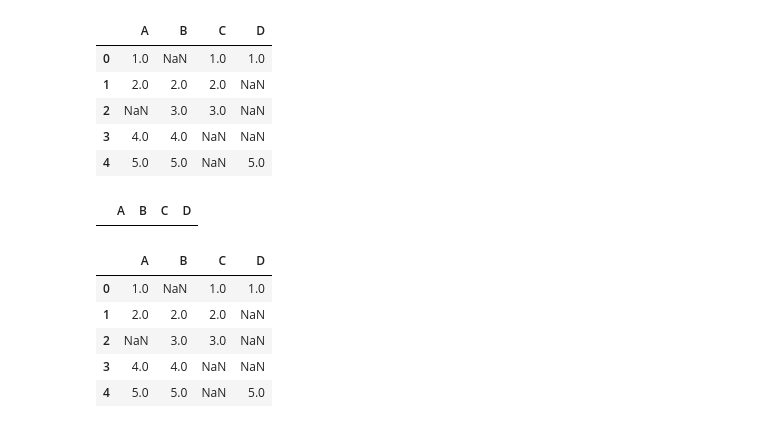
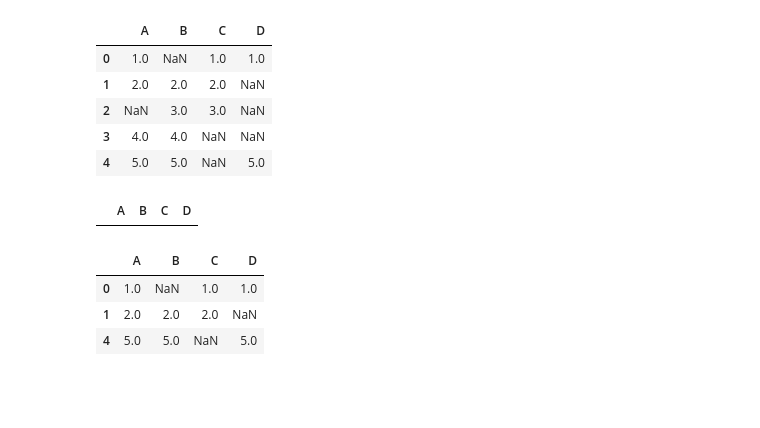
Before and after one commit to DebarghyaAich/Machine_Learning_Basics, a Jupyter notebook: Python_Libraries_Tutorial/pandas.ipynb, the cells around one changed output. Cells and saved outputs as stored; diff of their text form; code cells hidden in the pictures; blank space fills up the shorter version.

```diff
--- a/Python_Libraries_Tutorial/pandas.ipynb
+++ b/Python_Libraries_Tutorial/pandas.ipynb
@@ -313,11 +319,9 @@ df.dropna()
 # %% [output]
 |  | A | B | C | D |
 # %%
-df.dropna(thresh=2)
+df.dropna(thresh=3)  #there should be atleast 3 non-null values in a row.
 # %% [output]
 |  | A | B | C | D |
 | 0 | 1.0 | NaN | 1.0 | 1.0 |
 | 1 | 2.0 | 2.0 | 2.0 | NaN |
-| 2 | NaN | 3.0 | 3.0 | NaN |
-| 3 | 4.0 | 4.0 | NaN | NaN |
 | 4 | 5.0 | 5.0 | NaN | 5.0 |
```
Also changed, not shown: parts of 6 cells of this notebook.
